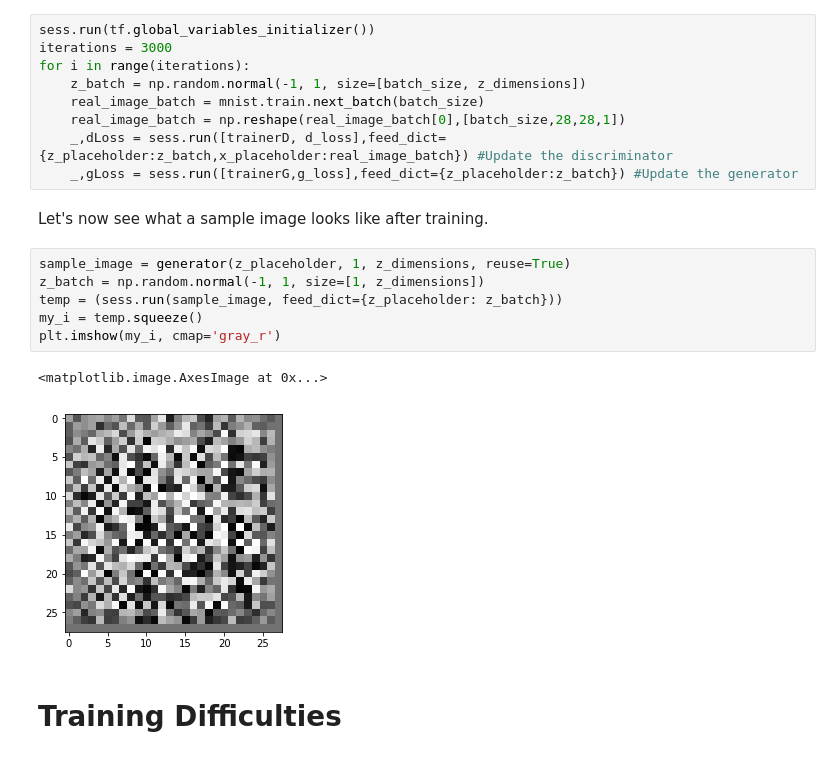
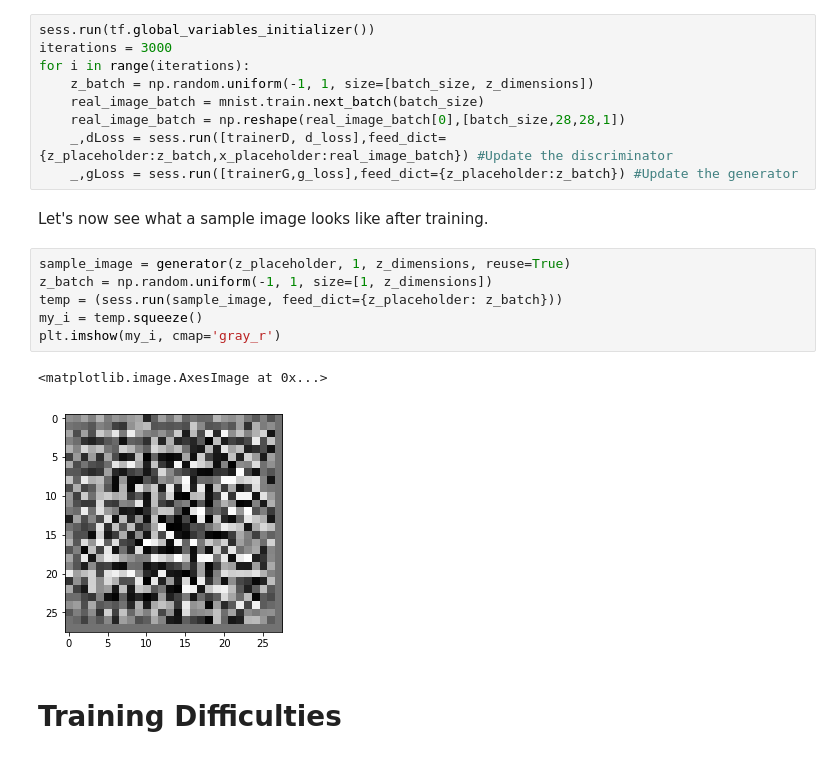
Before and after one commit to uclaacmai/Generative-Adversarial-Network-Tutorial, a Jupyter notebook: Generative Adversarial Networks Tutorial.ipynb, the cells around one changed output. Drawn from its saved outputs; the diff is of its cells as text.

Commit message:
np.random.normal -> np.random.uniform

```diff
--- a/Generative Adversarial Networks Tutorial.ipynb
+++ b/Generative Adversarial Networks Tutorial.ipynb
@@ -261,7 +258,7 @@ We'll do the same for the discriminator update. We’ll be taking a batch of ima
 sess.run(tf.global_variables_initializer())
 iterations = 3000
 for i in range(iterations):
-    z_batch = np.random.normal(-1, 1, size=[batch_size, z_dimensions])
+    z_batch = np.random.uniform(-1, 1, size=[batch_size, z_dimensions])
     real_image_batch = mnist.train.next_batch(batch_size)
     real_image_batch = np.reshape(real_image_batch[0],[batch_size,28,28,1])
     _,dLoss = sess.run([trainerD, d_loss],feed_dict={z_placeholder:z_batch,x_placeholder:real_image_batch}) #Update the discriminator
@@ -270,13 +267,13 @@ for i in range(iterations):
 Let's now see what a sample image looks like after training.
 # %%
 sample_image = generator(z_placeholder, 1, z_dimensions, reuse=True)
-z_batch = np.random.normal(-1, 1, size=[1, z_dimensions])
+z_batch = np.random.uniform(-1, 1, size=[1, z_dimensions])
 temp = (sess.run(sample_image, feed_dict={z_placeholder: z_batch}))
 my_i = temp.squeeze()
 plt.imshow(my_i, cmap='gray_r')
 # %% [output]
 <matplotlib.image.AxesImage at 0x...>
-[figure, old version]
+[figure, new version]
 # %% [markdown]
 # Training Difficulties
 # %% [markdown]
```
Also changed, not shown: parts of 5 cells of this notebook, 1 other file.
